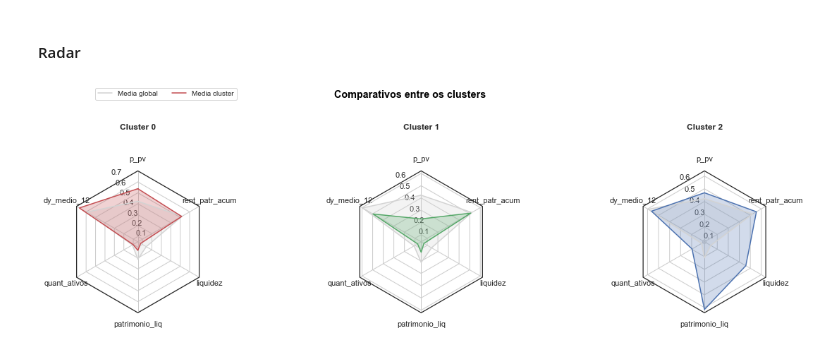
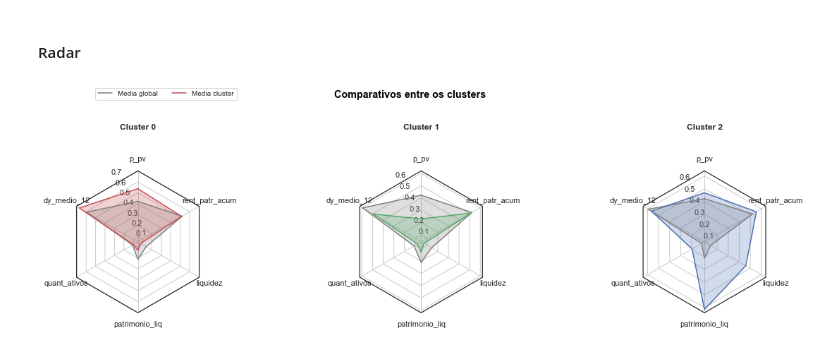
Before and after one commit to oliveiratiano/funds_explorer, a Jupyter notebook: agrupamento.ipynb, the cells around one changed output. Saved outputs shown, nothing was run; the diff lists cells and outputs as text; code cells hidden in the pictures.

```diff
--- a/agrupamento.ipynb
+++ b/agrupamento.ipynb
@@ -179,34 +179,34 @@ theta =radar.radar_factory(N, frame='polygon')
 data = data
 spoke_labels = data.pop(0)
 
 fig, axes = plt.subplots(figsize=(18, 9), nrows=1, ncols=3,
                          subplot_kw=dict(projection='radar'))
 fig.subplots_adjust(wspace=1, hspace=1, top=1.3, bottom=0.0)
 
 colors = ['r', 'g', 'b', 'm', 'y']
 # Plot the four cases from the example data on separate axes
 for ax, (title, case_data) in zip(axes.flat, data):
     ax.set_rgrids([.1,.2,.3,.4,.5,.6,.7,.8,.9])
     ax.set_title(title, weight='bold', size='medium', position=(0.5, 1.3),
                  horizontalalignment='center', verticalalignment='top')
-    if title == 'Cluster 0': colors = ['lightgrey', 'r', 'b', 'm', 'y']
-    if title == 'Cluster 1': colors = ['lightgrey', 'g', 'b', 'm', 'y']
-    if title == 'Cluster 2': colors = ['lightgrey', 'b', 'b', 'm', 'y']
+    if title == 'Cluster 0': colors = ['grey', 'r', 'b', 'm', 'y']
+    if title == 'Cluster 1': colors = ['grey', 'g', 'b', 'm', 'y']
+    if title == 'Cluster 2': colors = ['grey', 'b', 'b', 'm', 'y']
     for d, color in zip(case_data, colors):
         ax.plot(theta, d, color=color)
         ax.fill(theta, d, facecolor=color, alpha=0.25)
     ax.set_varlabels(spoke_labels)
 
 # add legend relative to top-left plot
 ax = axes[0]
 labels = ('Media global', 'Media cluster',)
 legend = ax.legend(labels, loc=(0.2, 1.5),
                    labelspacing=0.1, fontsize='small', ncol=6)
 
 fig.text(0.5, 0.965, 'Comparativos entre os clusters',
          horizontalalignment='center', color='black', weight='bold',
          size='large')
 
 plt.show()
 # %% [output]
-[figure, old version]
+[figure, new version]
```
